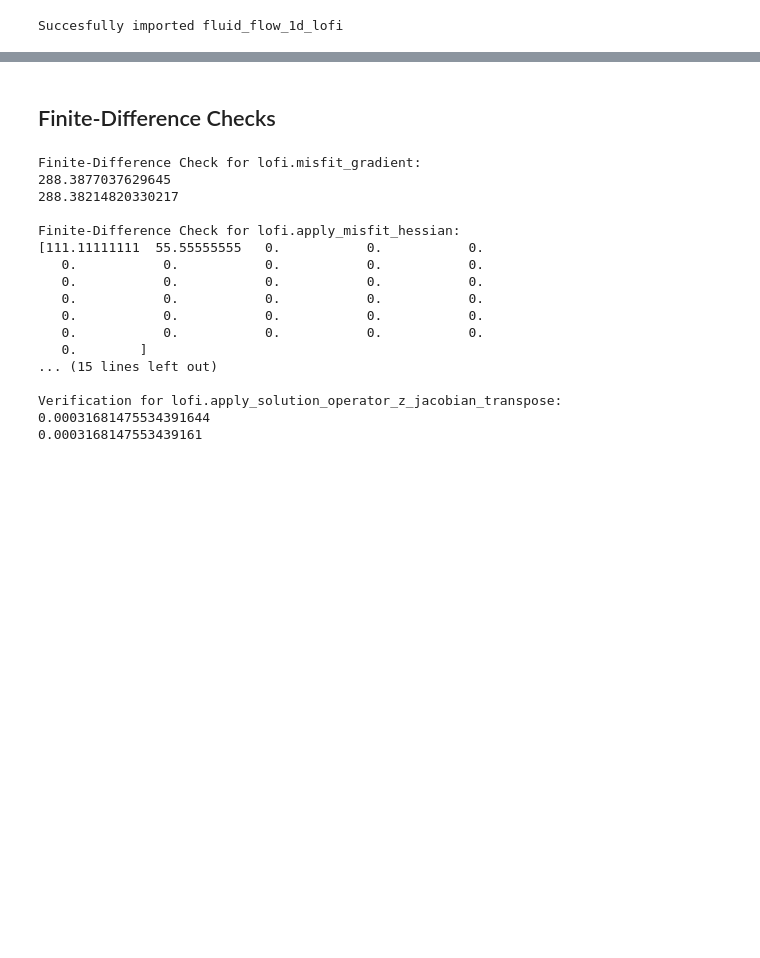
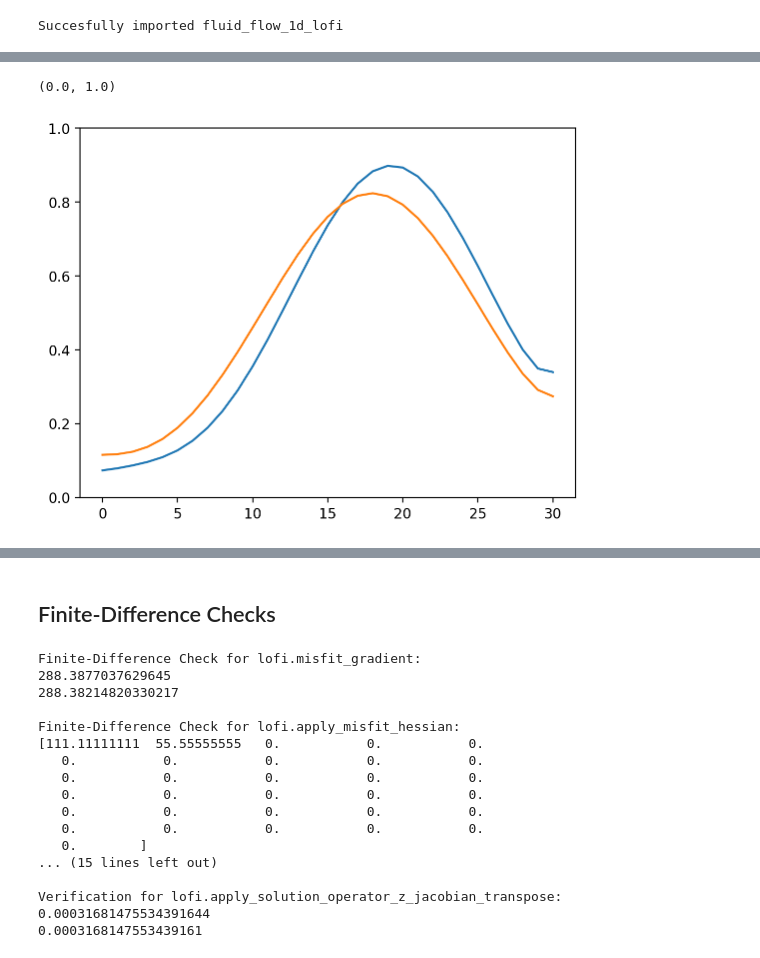
Before and after one commit to sandialabs/Sola, a Jupyter notebook: examples/Transient_Fluid_Flow_Tracer_1D/python/serverside/eval_discrepancy.ipynb, the cells around one changed output, grey strips where cells are left out. Drawn from its saved outputs; the diff is of its cells as text; code cells hidden in the pictures; blank space fills up the shorter version.

```diff
--- a/examples/Transient_Fluid_Flow_Tracer_1D/python/serverside/eval_discrepancy.ipynb
+++ b/examples/Transient_Fluid_Flow_Tracer_1D/python/serverside/eval_discrepancy.ipynb
@@ -18,0 +52,11 @@ kt_lofi = lofi.state_solve(k0, return_type="vector", annotate=False, return_all=
+# %%
+kt_hifi = hifi.state_solve(z_hifi, return_type="vector", return_all=False)
+# kt_hifi = hifi.state_solve(z_lofi, return_type="vector", return_all=False)
+kt_lofi = lofi.state_solve(z_hifi, return_type="vector", return_all=False)
+# %%
+vertex_plot(kt_hifi)
+vertex_plot(kt_lofi)
+plt.ylim(0,1)
+# %% [output]
+(0.0, 1.0)
+[figure, added]
```
Also changed, not shown: parts of 17 cells of this notebook, 7 other files.
